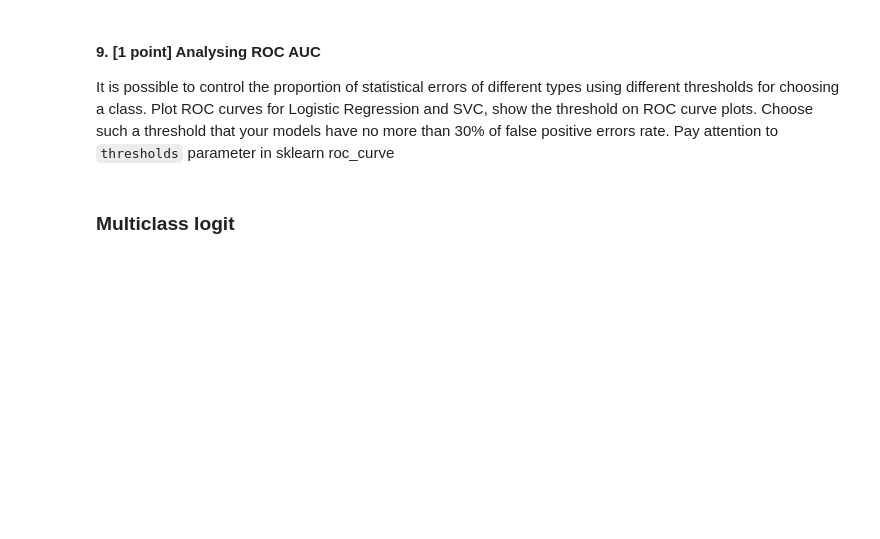
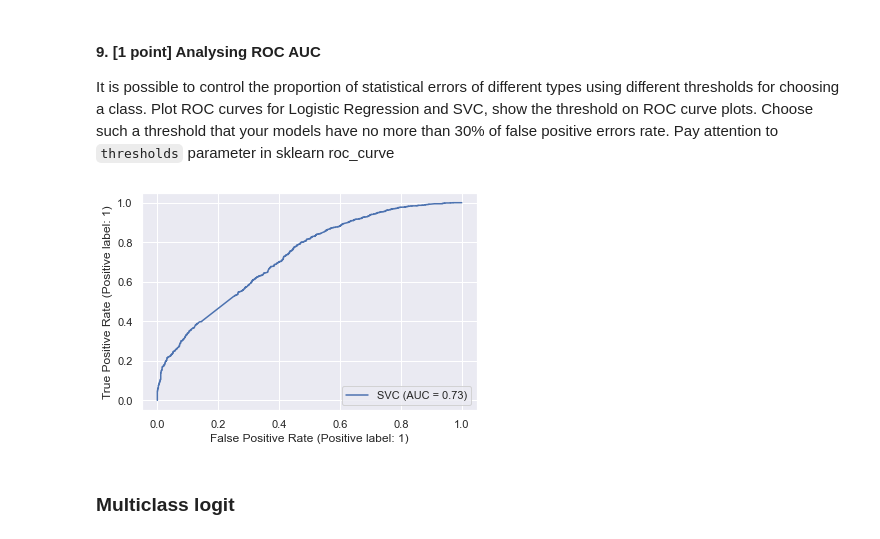
Before and after one commit to shmelzz/data_analysis, a Jupyter notebook: hw3/ml_hw3_Shelemekh_206.ipynb, the cells around one changed output. Cells and saved outputs as stored; diff of their text form; code cells hidden in the pictures; blank space fills up the shorter version.

```diff
--- a/hw3/ml_hw3_Shelemekh_206.ipynb
+++ b/hw3/ml_hw3_Shelemekh_206.ipynb
@@ -534,3 +620,14 @@ It is possible to control the proportion of statistical errors of different type
+# %%
+# your code here
+from sklearn.metrics import RocCurveDisplay
+
+svc = SVC(probability=True, verbose = False, C=0.1, kernel='linear')
+svc.fit(train_x_vec, train_y)
+# %%
+svc_disp = RocCurveDisplay.from_estimator(svc, test_x_vec, test_y)
+plt.show()
+# %% [output]
+[figure, added]
 # %% [markdown]
 ### Multiclass logit
 # %% [markdown]
```
Also changed, not shown: parts of 15 cells of this notebook.
